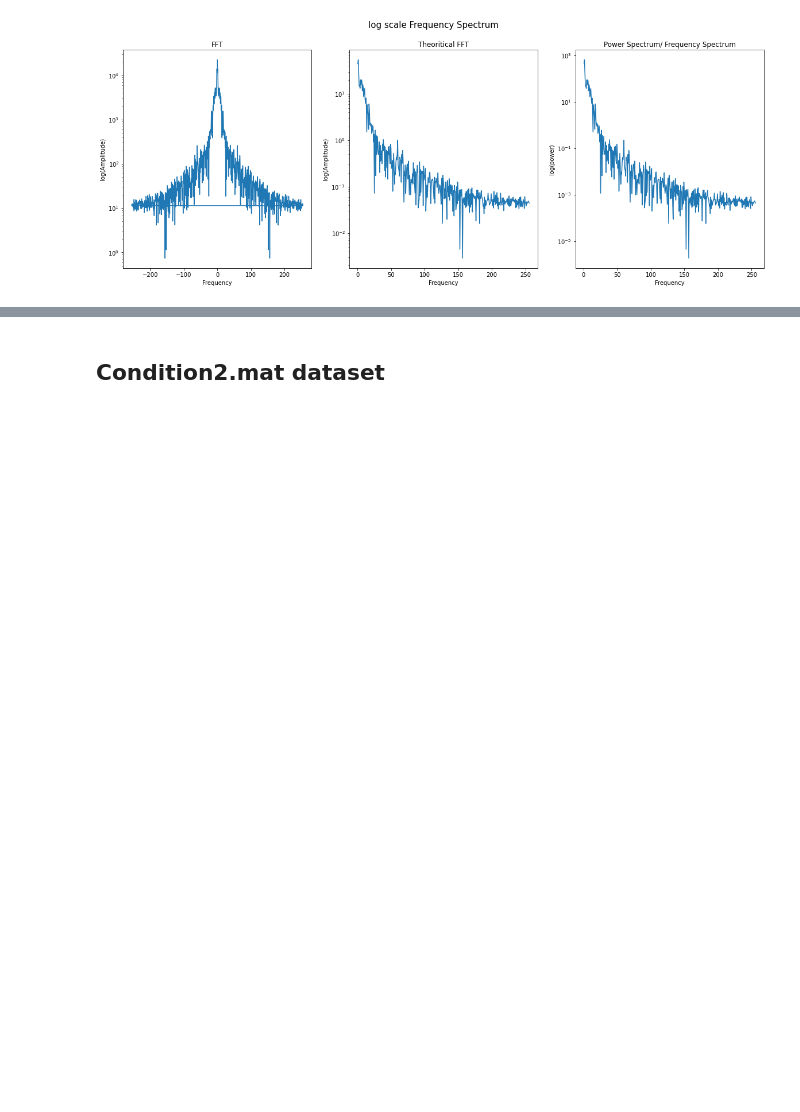
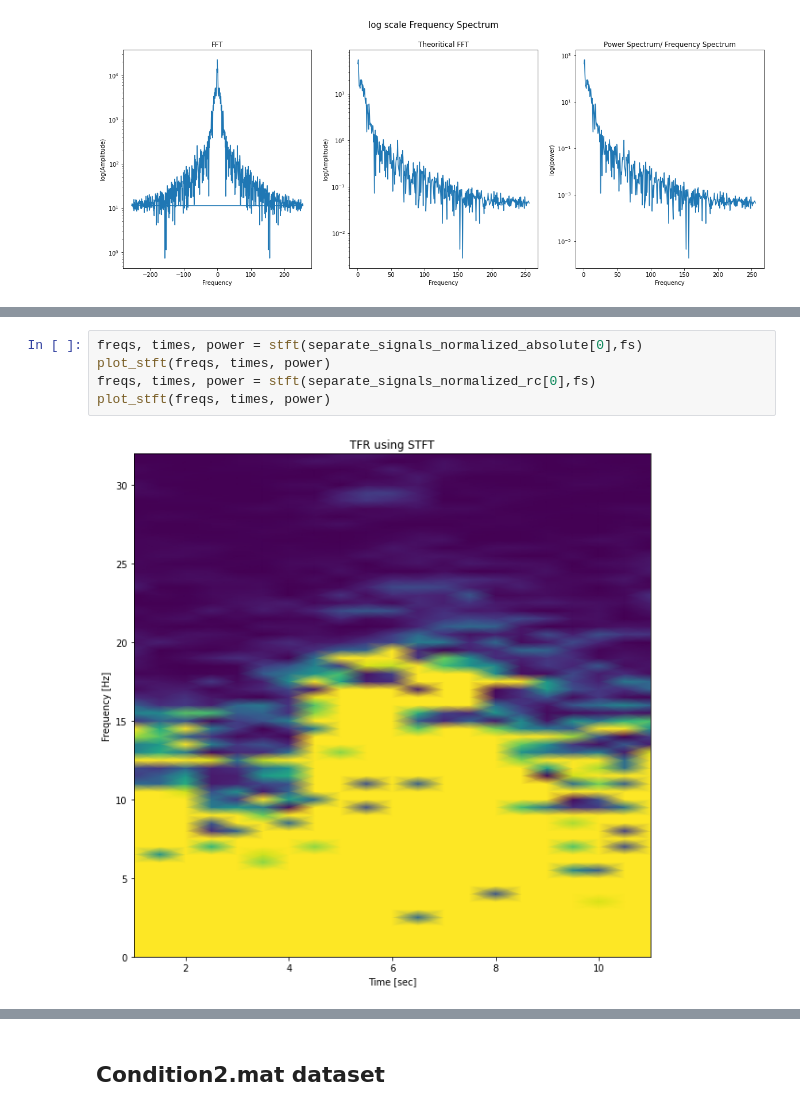
Before and after one commit to samar2605/BCI-Lab, a Jupyter notebook: Time Frerquency Response/TFR.ipynb, the cells around one changed output, grey strips where cells are left out. Saved outputs shown, nothing was run; the diff lists cells and outputs as text; blank space fills up the shorter version.

```diff
--- a/Time Frerquency Response/TFR.ipynb
+++ b/Time Frerquency Response/TFR.ipynb
@@ -179,0 +269,7 @@ plot_multitaper(times, freqs, power)
+# %%
+freqs, times, power = stft(separate_signals_normalized_absolute[0],fs)
+plot_stft(freqs, times, power)
+freqs, times, power = stft(separate_signals_normalized_rc[0],fs)
+plot_stft(freqs, times, power)
+# %% [output]
+[figure, added]
```
Also changed, not shown: parts of 24 cells of this notebook.
